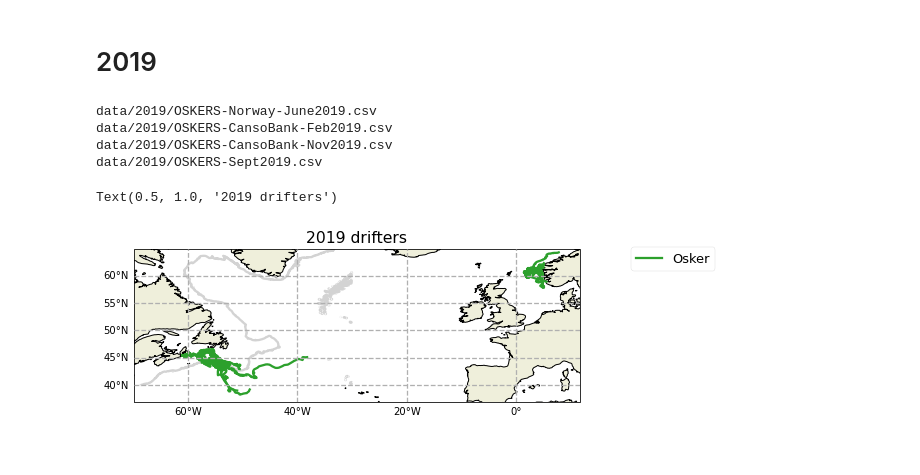
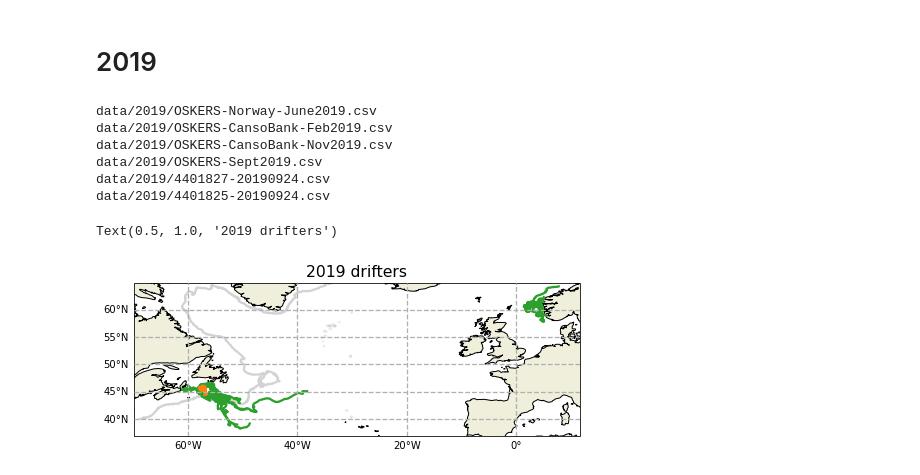
Before and after one commit to nsoontie/ocn_nav, a Jupyter notebook: notebooks/drifters/CONCEPTS-2022/OPPDrifters2019.ipynb, the cells around one changed output. Cells and saved outputs as stored; diff of their text form; code cells hidden in the pictures.

```diff
--- a/notebooks/drifters/CONCEPTS-2022/OPPDrifters2019.ipynb
+++ b/notebooks/drifters/CONCEPTS-2022/OPPDrifters2019.ipynb
@@ -30,6 +30,7 @@ esel = etopo.sel(x=slice(lon_min, lon_max), y=slice(lat_min, lat_max))
 stokes = glob.glob(f'data/{year}/stokes_*')
 stokes.extend(glob.glob(f'data/{year}/Stokes*'))
 SVPs = glob.glob(f'data/{year}/SVP*')
+dorian_SVPs = glob.glob(f'data/{year}/44*')
 oskers = glob.glob(f'data/{year}/OSKERS*')
 codes= glob.glob(f'data/{year}/davis*')
 codes.extend(glob.glob(f'data/{year}/Davis*'))
@@ -46,7 +47,7 @@ def plot_bathymetry(ax, etopo):
     lats = etopo.y.values
     lons, lats = np.meshgrid(lons,lats)
     bathy = etopo.z.values
-    levels = [-1500,]
+    levels = [-1000,]
     CS = ax.contour(lons,lats,bathy,levels, transform=ccrs.PlateCarree(),
                     linestyles='solid', linewidth=0.05,colors='lightgrey')
 # %%
@@ -105,25 +106,43 @@ def plot_oskers(files, ax):
             else:
                 ax.plot(x,y,color='C2', label='__nolabel__',transform=ccrs.PlateCarree())
             count+=1
+# %%
+def plot_dorian_SVPs(files, ax):
+    count=0
+    for file in files:
+        print(file)
+        d = pd.read_csv(file, skiprows=2,header=0,
+                        names=['platform_code','time','latitude','longitude','sst','slp','observation_depth'])
+        d=d.dropna()
+        x,y=d['longitude'].values, d['latitude'].values
+        if count==0:
+            ax.plot(x,y,color='C1', label='SVPs', transform=ccrs.PlateCarree())
+        else:
+            ax.plot(x,y,color='C1', label='_nolabel__', transform=ccrs.PlateCarree())
+        count+=1
 # %%
 fig = plt.figure(figsize=(8,10))
 ax = fig.add_subplot(1, 1, 1, projection=ccrs.PlateCarree())
 
 plot_bathymetry(ax,esel)
+plot_oskers(oskers, ax)
 plot_SVPs(SVPs, ax)
+plot_dorian_SVPs(dorian_SVPs,ax)
 plot_davis(codes, ax)
-plot_oskers(oskers, ax)
+
 
 plot_stokes(stokes, ax)
 pretty_map(ax)
-ax.legend(bbox_to_anchor=(1.1, 1.05))
+#ax.legend(bbox_to_anchor=(1.1, 1.05))
 ax.set_title(f'{year} drifters')
 # %% [output]
 data/2019/OSKERS-Norway-June2019.csv
 data/2019/OSKERS-CansoBank-Feb2019.csv
 data/2019/OSKERS-CansoBank-Nov2019.csv
 data/2019/OSKERS-Sept2019.csv
+data/2019/4401827-20190924.csv
+data/2019/4401825-20190924.csv
 Text(0.5, 1.0, '2019 drifters')
-[figure, old version]
+[figure, new version]
 # %%
 fig.savefig('2019EastCoastdeployments.png', bbox_inches='tight')
```
Also changed, not shown: 10 other files.
